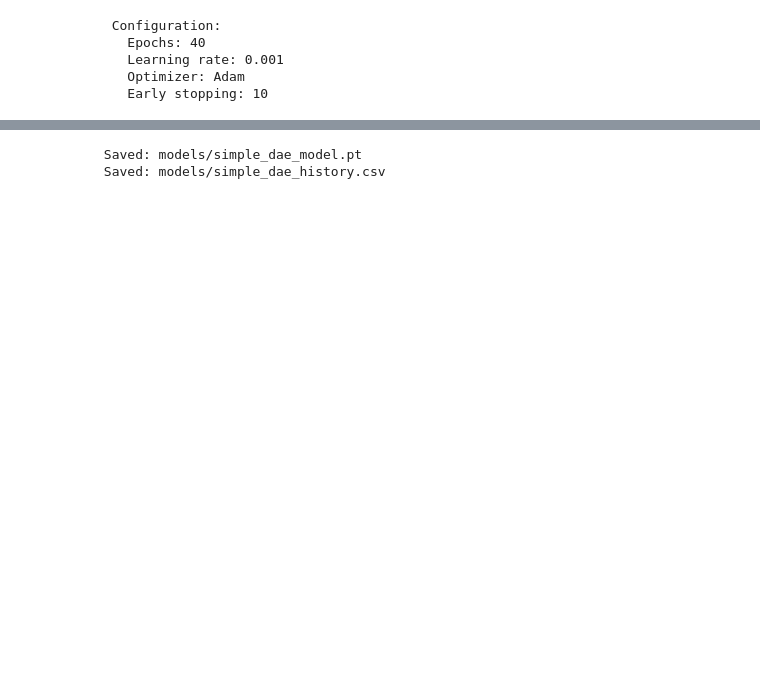
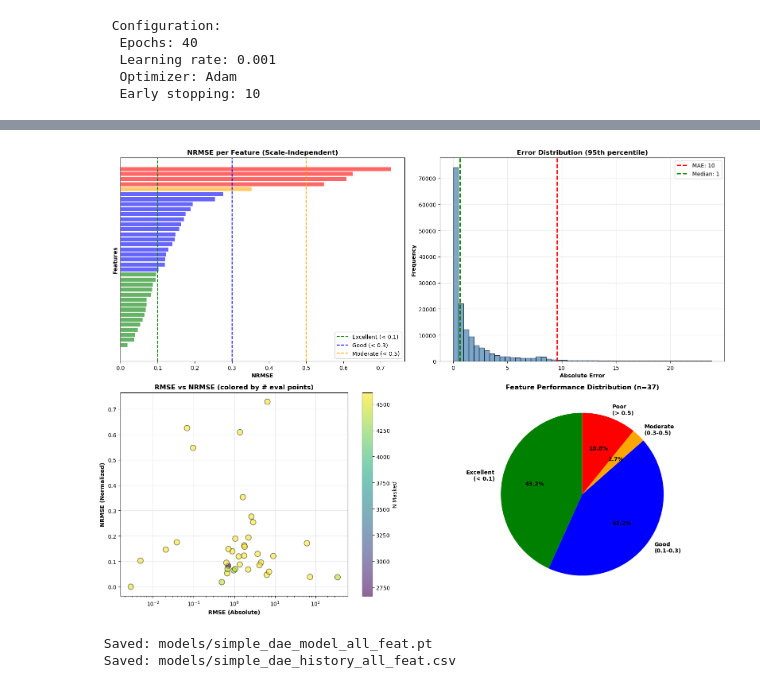
Before and after one commit to adikansara23-oss/ML-V2X-Project, a Jupyter notebook: Berlin V2X Implementation/005. DAE_all_feature.ipynb, the cells around one changed output, grey strips where cells are left out. Drawn from its saved outputs; the diff is of its cells as text; code cells hidden in the pictures; blank space fills up the shorter version.

```diff
--- a/Berlin V2X Implementation/005. DAE_all_feature.ipynb
+++ b/Berlin V2X Implementation/005. DAE_all_feature.ipynb
@@ -186,0 +220,6 @@ Scaled data statistics:
+# %%
+exclude_patterns = [
+    'pcell_high_missing',
+    'timestamp',
+    'ts_gps','date'
+]
@@ -806,3 +1043,62 @@ else:
+# %%
+
+fig, axes = plt.subplots(2, 2, figsize=(16, 12))
+
+# Plot 1: NRMSE distribution
+ax1 = axes[0, 0]
+results_sorted = results_df.sort_values('NRMSE')
+colors = ['green' if x < 0.1 else 'blue' if x < 0.3 else 'orange' if x < 0.5 else 'red'
+          for x in results_sorted['NRMSE']]
+ax1.barh(range(len(results_sorted)), results_sorted['NRMSE'], color=colors, alpha=0.6)
+ax1.axvline(x=0.1, color='green', linestyle='--', label='Excellent (< 0.1)')
+ax1.axvline(x=0.3, color='blue', linestyle='--', label='Good (< 0.3)')
+ax1.axvline(x=0.5, color='orange', linestyle='--', label='Moderate (< 0.5)')
+ax1.set_xlabel('NRMSE', fontweight='bold')
+ax1.set_ylabel('Features', fontweight='bold')
+ax1.set_title('NRMSE per Feature (Scale-Independent)', fontweight='bold', fontsize=12)
+ax1.legend()
+ax1.set_yticks([])
+
+# Plot 2: Error distribution
+ax2 = axes[0, 1]
+errors_abs_array = np.array(all_errors_abs)
+ax2.hist(errors_abs_array[errors_abs_array < np.percentile(errors_abs_array, 95)],
+         bins=50, color='steelblue', edgecolor='black', alpha=0.7)
+ax2.axvline(x=overall_mae, color='red', linestyle='--', linewidth=2, label=f'MAE: {overall_mae:,.0f}')
+ax2.axvline(x=overall_median_ae, color='green', linestyle='--', linewidth=2, label=f'Median: {overall_median_ae:,.0f}')
+ax2.set_xlabel('Absolute Error', fontweight='bold')
+ax2.set_ylabel('Frequency', fontweight='bold')
+ax2.set_title('Error Distribution (95th percentile)', fontweight='bold', fontsize=12)
+ax2.legend()
+ax2.grid(alpha=0.3)
+
+# Plot 3: RMSE vs NRMSE
+ax3 = axes[1, 0]
+scatter = ax3.scatter(results_df['RMSE'], results_df['NRMSE'],
+                     c=results_df['n_masked'], cmap='viridis',
+                     alpha=0.6, s=100, edgecolors='black')
+ax3.set_xlabel('RMSE (Absolute)', fontweight='bold')
+ax3.set_ylabel('NRMSE (Normalized)', fontweight='bold')
+ax3.set_title('RMSE vs NRMSE (colored by # eval points)', fontweight='bold', fontsize=12)
+ax3.set_xscale('log')
+plt.colorbar(scatter, ax=ax3, label='N Masked')
+ax3.grid(alpha=0.3)
+
+# Plot 4: Feature categories pie chart
+ax4 = axes[1, 1]
+categories = ['Excellent\n(< 0.1)', 'Good\n(0.1-0.3)', 'Moderate\n(0.3-0.5)', 'Poor\n(> 0.5)']
+sizes = [len(excellent), len(good), len(moderate), len(poor)]
+colors_pie = ['green', 'blue', 'orange', 'red']
+ax4.pie(sizes, labels=categories, colors=colors_pie, autopct='%1.1f%%',
+        startangle=90, textprops={'fontweight': 'bold'})
+ax4.set_title(f'Feature Performance Distribution (n={len(results)})',
+             fontweight='bold', fontsize=12)
+
+plt.tight_layout()
+
+plt.show()
+# %% [output]
+[figure, added]
 # %%
 import os
 os.makedirs('research/models', exist_ok=True)
@@ -820,9 +1116,9 @@ torch.save({
         'best_val_loss': best_val_loss
     },
     'features': continuous_features
-}, 'research/models/simple_dae_model.pt')
+}, 'research/models/simple_dae_model_all_feat.pt')
 
-print(" Saved: models/simple_dae_model.pt")
+print(" Saved: models/simple_dae_model_all_feat.pt")
 
 # Save history
 history_df = pd.DataFrame({
@@ -831,8 +1127,8 @@ history_df = pd.DataFrame({
     'val_loss': history['val_loss'],
     'epoch_time': history['epoch_times']
 })
-history_df.to_csv('research/models/simple_dae_history.csv', index=False)
-print(" Saved: models/simple_dae_history.csv")
+history_df.to_csv('research/models/simple_dae_history_all_feat.csv', index=False)
+print(" Saved: models/simple_dae_history_all_feat.csv")
 # %% [output]
- Saved: models/simple_dae_model.pt
- Saved: models/simple_dae_history.csv
+ Saved: models/simple_dae_model_all_feat.pt
+ Saved: models/simple_dae_history_all_feat.csv
```
Also changed, not shown: parts of 27 cells of this notebook, 31 other files.
